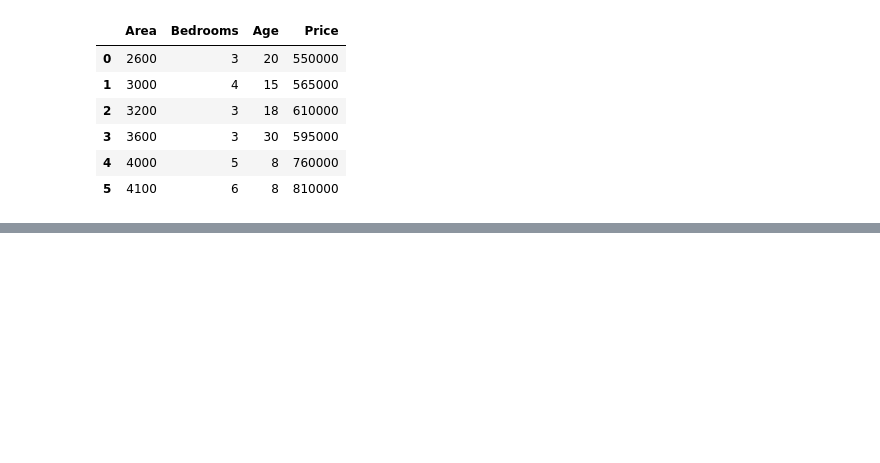
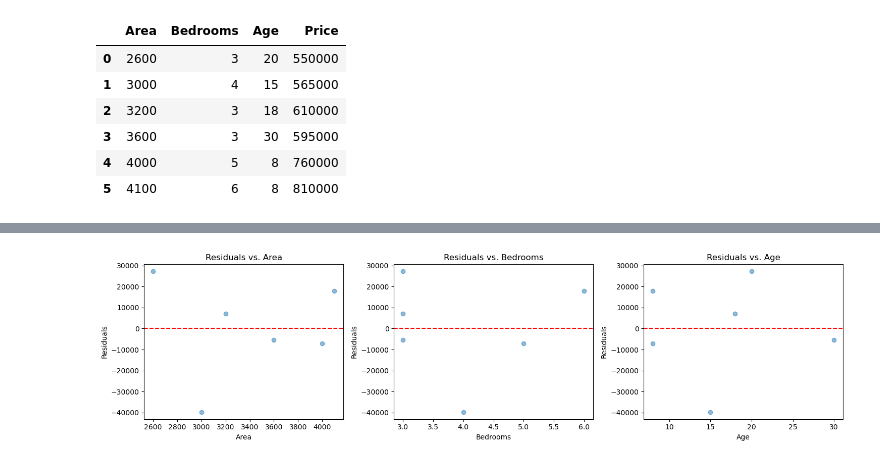
Before and after one commit to s0ul141/SB47, a Jupyter notebook: REG_DA2.ipynb, the cells around one changed output, grey strips where cells are left out. Drawn from its saved outputs; the diff is of its cells as text; code cells hidden in the pictures; blank space fills up the shorter version.

```diff
--- a/REG_DA2.ipynb
+++ b/REG_DA2.ipynb
@@ -57,0 +113,16 @@ strong multicollinearity or other numerical problems.
+# %%
+# Residuals vs. Each Predictor Plot
+fig, axes = plt.subplots(nrows=1, ncols=3, figsize=(15, 4))
+
+for i, predictor in enumerate(['Area', 'Bedrooms', 'Age']):
+    ax = axes[i]
+    ax.scatter(df[predictor], residuals, alpha=0.5)
+    ax.axhline(y=0, color='r', linestyle='--')
+    ax.set_title(f'Residuals vs. {predictor}')
+    ax.set_xlabel(predictor)
+    ax.set_ylabel('Residuals')
+
+plt.tight_layout()
+plt.show()
+# %% [output]
+[figure, added]
```
Also changed, not shown: parts of 12 cells of this notebook.
